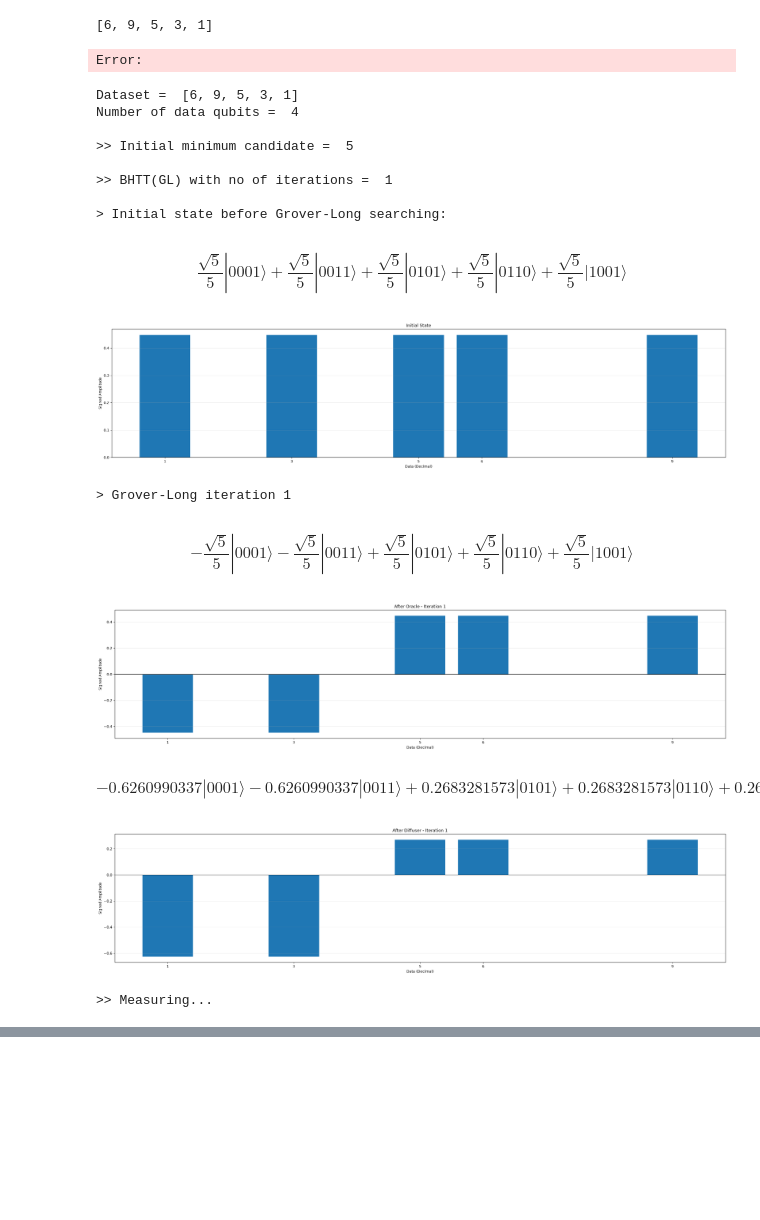
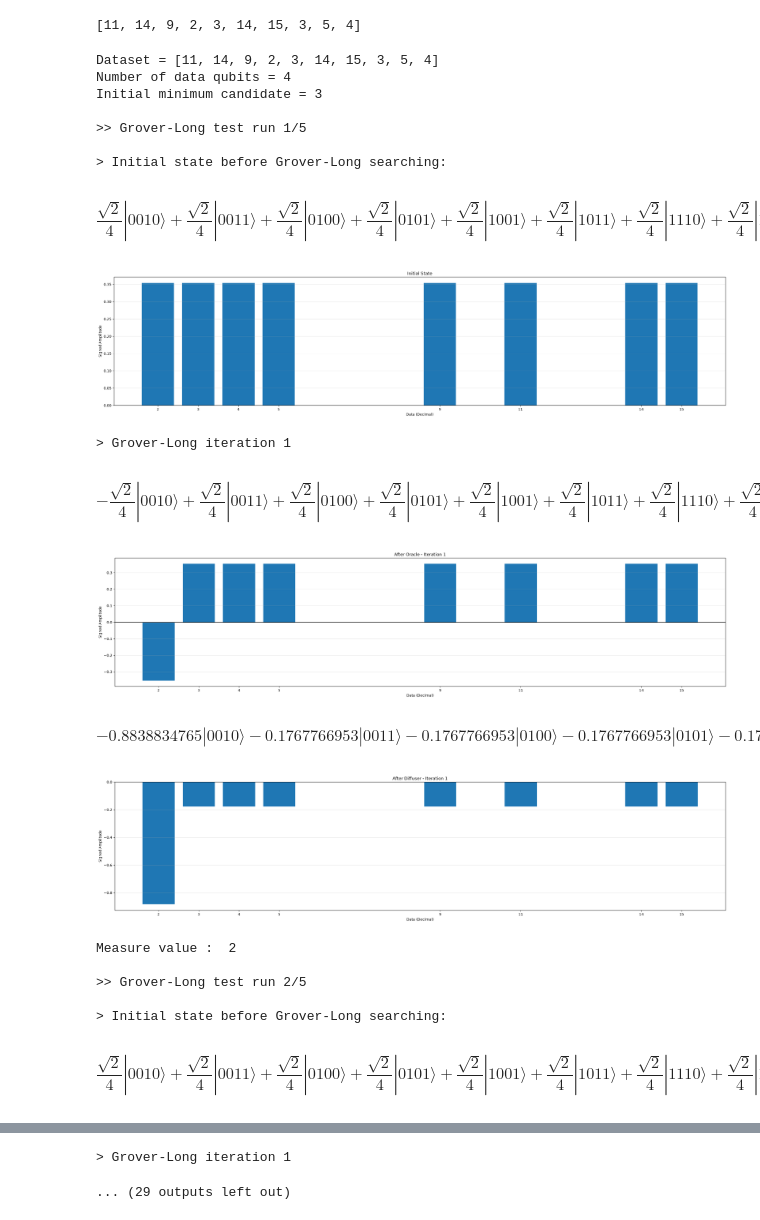
Before and after one commit to sandalisingh/quantum-computing-lab, a Jupyter notebook: OQMSA/main_OQMSA.ipynb, the cells around one changed output, grey strips where cells are left out. Saved outputs shown, nothing was run; the diff lists cells and outputs as text; code cells hidden in the pictures; blank space fills up the shorter version.

Commit message:
fixed oqmsa

```diff
--- a/OQMSA/main_OQMSA.ipynb
+++ b/OQMSA/main_OQMSA.ipynb
@@ -4,28 +4,31 @@
 import random
 from OQMSA import OQMSA
 # %%
-dataset = [random.randint(0, 10) for _ in range(5)]
+dataset = [random.randint(0, 16) for _ in range(10)]
 dataset
 # %% [output]
-[6, 9, 5, 3, 1]
+[11, 14, 9, 2, 3, 14, 15, 3, 5, 4]
-Error:
 # %%
 oqmsa = OQMSA()
-minimum_element = oqmsa.run(dataset)
+minimum_element = oqmsa.run(dataset, no_of_iterations=5)
 # %% [output]
-Dataset =  [6, 9, 5, 3, 1]
-Number of data qubits =  4
+Dataset = [11, 14, 9, 2, 3, 14, 15, 3, 5, 4]
+Number of data qubits = 4
+Initial minimum candidate = 3
 
->> Initial minimum candidate =  5
-
->> BHTT(GL) with no of iterations =  1
+>> Grover-Long test run 1/5
 
 > Initial state before Grover-Long searching:
-$$\frac{\sqrt{5}}{5} |0001\rangle+\frac{\sqrt{5}}{5} |0011\rangle+\frac{\sqrt{5}}{5} |0101\rangle+\frac{\sqrt{5}}{5} |0110\rangle+\frac{\sqrt{5}}{5} |1001\rangle$$
+$$\frac{\sqrt{2}}{4} |0010\rangle+\frac{\sqrt{2}}{4} |0011\rangle+\frac{\sqrt{2}}{4} |0100\rangle+\frac{\sqrt{2}}{4} |0101\rangle+\frac{\sqrt{2}}{4} |1001\rangle+\frac{\sqrt{2}}{4} |1011\rangle+\frac{\sqrt{2}}{4} |1110\rangle+\frac{\sqrt{2}}{4} |1111\rangle$$
-[figure, old version]
+[figure, new version]
 > Grover-Long iteration 1
-$$- \frac{\sqrt{5}}{5} |0001\rangle- \frac{\sqrt{5}}{5} |0011\rangle+\frac{\sqrt{5}}{5} |0101\rangle+\frac{\sqrt{5}}{5} |0110\rangle+\frac{\sqrt{5}}{5} |1001\rangle$$
+$$- \frac{\sqrt{2}}{4} |0010\rangle+\frac{\sqrt{2}}{4} |0011\rangle+\frac{\sqrt{2}}{4} |0100\rangle+\frac{\sqrt{2}}{4} |0101\rangle+\frac{\sqrt{2}}{4} |1001\rangle+\frac{\sqrt{2}}{4} |1011\rangle+\frac{\sqrt{2}}{4} |1110\rangle+\frac{\sqrt{2}}{4} |1111\rangle$$
-[figure, old version]
+[figure, new version]
-$$-0.6260990337 |0001\rangle-0.6260990337 |0011\rangle+0.2683281573 |0101\rangle+0.2683281573 |0110\rangle+0.2683281573 |1001\rangle$$
+$$-0.8838834765 |0010\rangle-0.1767766953 |0011\rangle-0.1767766953 |0100\rangle-0.1767766953 |0101\rangle-0.1767766953 |1001\rangle-0.1767766953 |1011\rangle-0.1767766953 |1110\rangle-0.1767766953 |1111\rangle$$
-[figure, old version]
+[figure, new version]
->> Measuring...
+Measure value :  2
+
+>> Grover-Long test run 2/5
+
+> Initial state before Grover-Long searching:
+$$\frac{\sqrt{2}}{4} |0010\rangle+\frac{\sqrt{2}}{4} |0011\rangle+\frac{\sqrt{2}}{4} |0100\rangle+\frac{\sqrt{2}}{4} |0101\rangle+\frac{\sqrt{2}}{4} |1001\rangle+\frac{\sqrt{2}}{4} |1011\rangle+\frac{\sqrt{2}}{4} |1110\rangle+\frac{\sqrt{2}}{4} |1111\rangle$$
@@ -32,2 +36,4 @@ $$-0.6260990337 |0001\rangle-0.6260990337 |0011\rangle+0.2683281573 |0101\rangle
+> Grover-Long iteration 1
+... (29 outputs left out)
 # %%
 minimum_element
```
Also changed, not shown: parts of 3 cells of this notebook, 2 other files.
